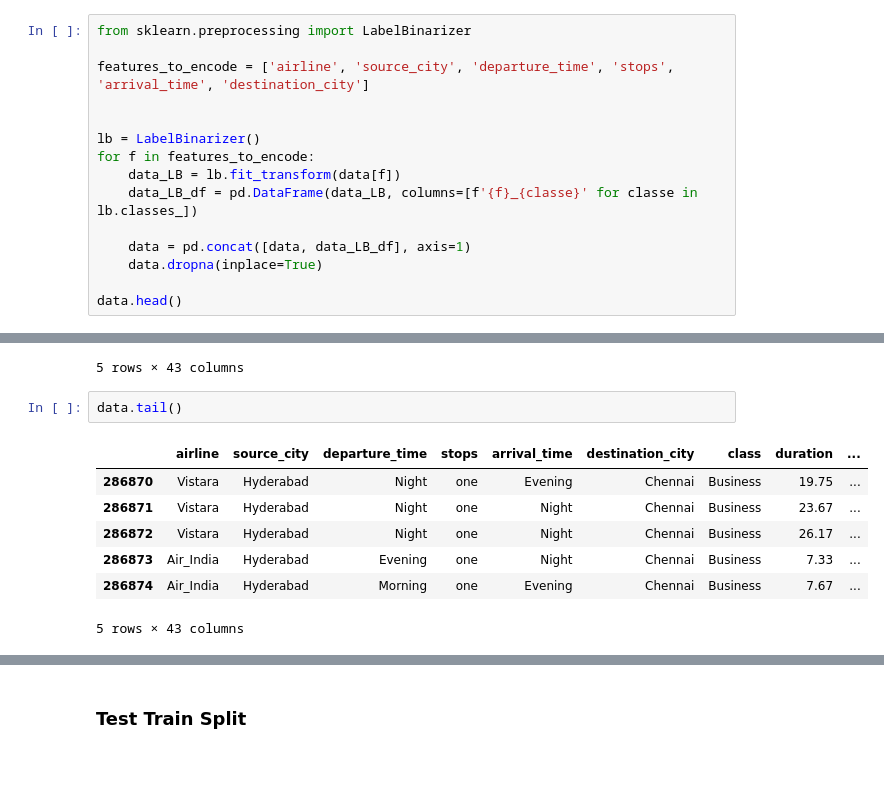
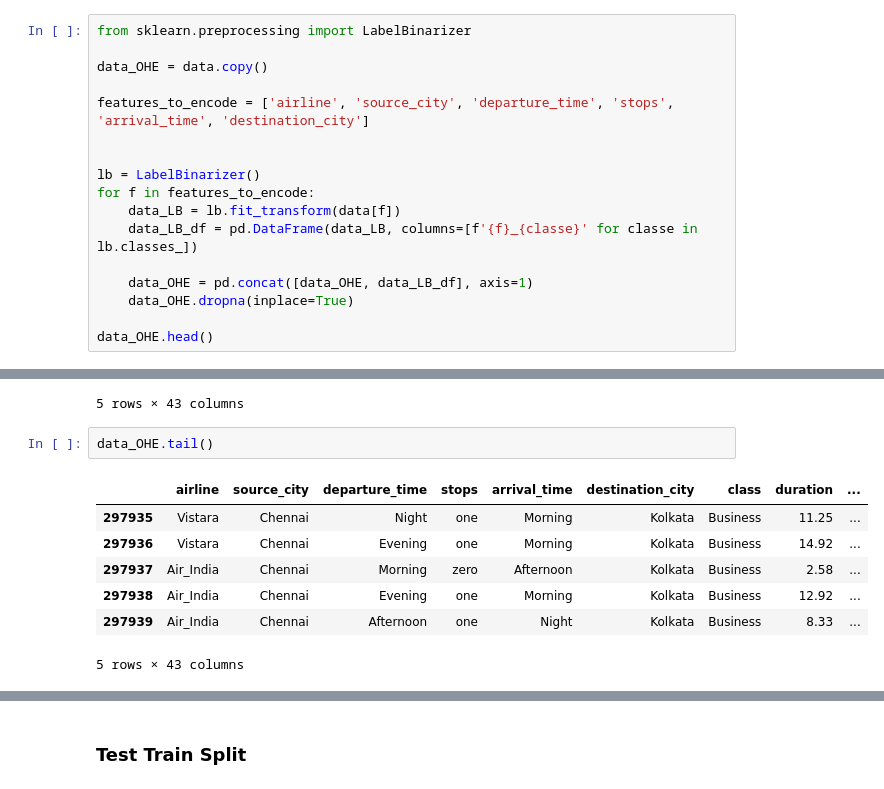
Before and after one commit to orlandopalmeira/Trabalho-DAA-2023-2024, a Jupyter notebook: Tarefa_1/tarefa_1_modelacao_2_dataset.ipynb, the cells around one changed output, grey strips where cells are left out. Drawn from its saved outputs; the diff is of its cells as text.

```diff
--- a/Tarefa_1/tarefa_1_modelacao_2_dataset.ipynb
+++ b/Tarefa_1/tarefa_1_modelacao_2_dataset.ipynb
@@ -204,6 +133,8 @@ sns.boxplot(x='class', y='price', data=data)
 #### One-Hot Encoding
 # %%
 from sklearn.preprocessing import LabelBinarizer
+
+data_OHE = data.copy()
 
 features_to_encode = ['airline', 'source_city', 'departure_time', 'stops', 'arrival_time', 'destination_city']
 
@@ -213,10 +144,10 @@ for f in features_to_encode:
     data_LB = lb.fit_transform(data[f])
     data_LB_df = pd.DataFrame(data_LB, columns=[f'{f}_{classe}' for classe in lb.classes_])
 
-    data = pd.concat([data, data_LB_df], axis=1)
-    data.dropna(inplace=True)
+    data_OHE = pd.concat([data_OHE, data_LB_df], axis=1)
+    data_OHE.dropna(inplace=True)
 
-data.head()
+data_OHE.head()
 # %% [output]
 |  | airline | source_city | departure_time | stops | arrival_time | destination_city | class | duration | ... |
 | 0 | SpiceJet | Delhi | Evening | zero | Night | Mumbai | Economy | 2.17 | ... |
@@ -226,13 +157,13 @@ data.head()
 | 4 | Vistara | Delhi | Morning | zero | Morning | Mumbai | Economy | 2.33 | ... |
 5 rows × 43 columns
 # %%
-data.tail()
+data_OHE.tail()
 # %% [output]
 |  | airline | source_city | departure_time | stops | arrival_time | destination_city | class | duration | ... |
-| 286870 | Vistara | Hyderabad | Night | one | Evening | Chennai | Business | 19.75 | ... |
-| 286871 | Vistara | Hyderabad | Night | one | Night | Chennai | Business | 23.67 | ... |
-| 286872 | Vistara | Hyderabad | Night | one | Night | Chennai | Business | 26.17 | ... |
-| 286873 | Air_India | Hyderabad | Evening | one | Night | Chennai | Business | 7.33 | ... |
-| 286874 | Air_India | Hyderabad | Morning | one | Evening | Chennai | Business | 7.67 | ... |
+| 297935 | Vistara | Chennai | Night | one | Morning | Kolkata | Business | 11.25 | ... |
+| 297936 | Vistara | Chennai | Evening | one | Morning | Kolkata | Business | 14.92 | ... |
+| 297937 | Air_India | Chennai | Morning | zero | Afternoon | Kolkata | Business | 2.58 | ... |
+| 297938 | Air_India | Chennai | Evening | one | Morning | Kolkata | Business | 12.92 | ... |
+| 297939 | Air_India | Chennai | Afternoon | one | Night | Kolkata | Business | 8.33 | ... |
 5 rows × 43 columns
 # %%
```
Also changed, not shown: parts of 67 cells of this notebook.
